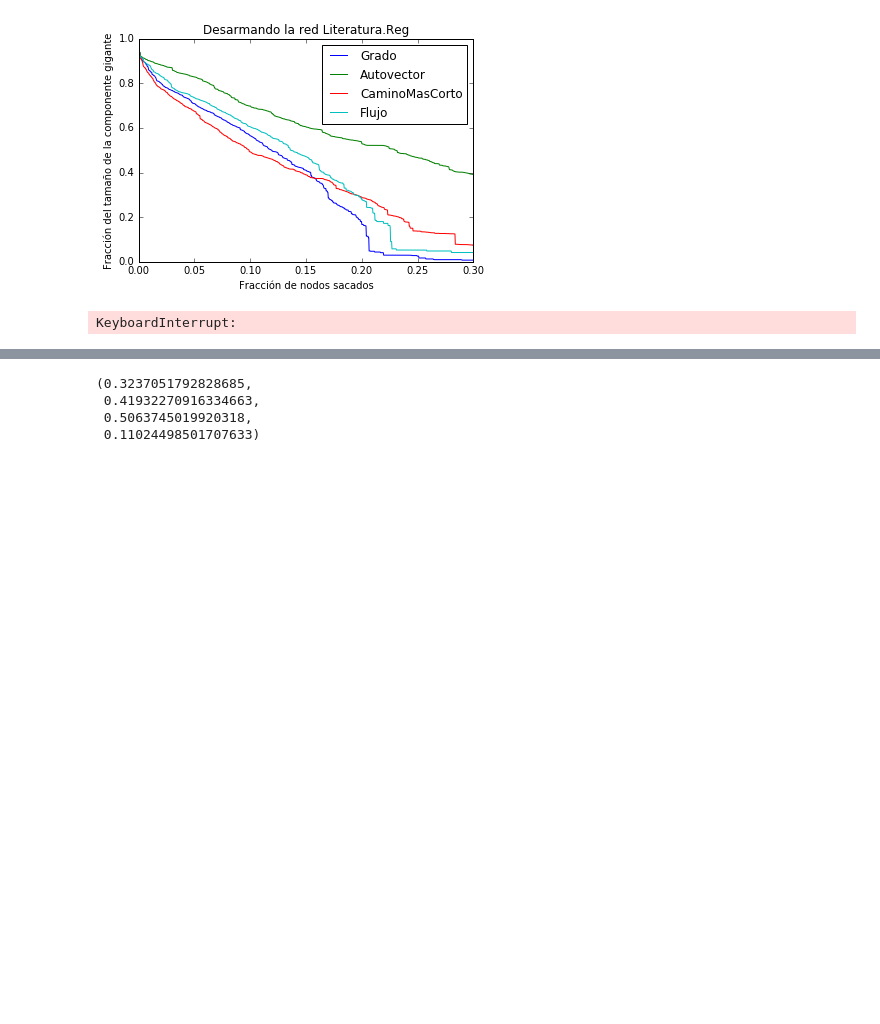
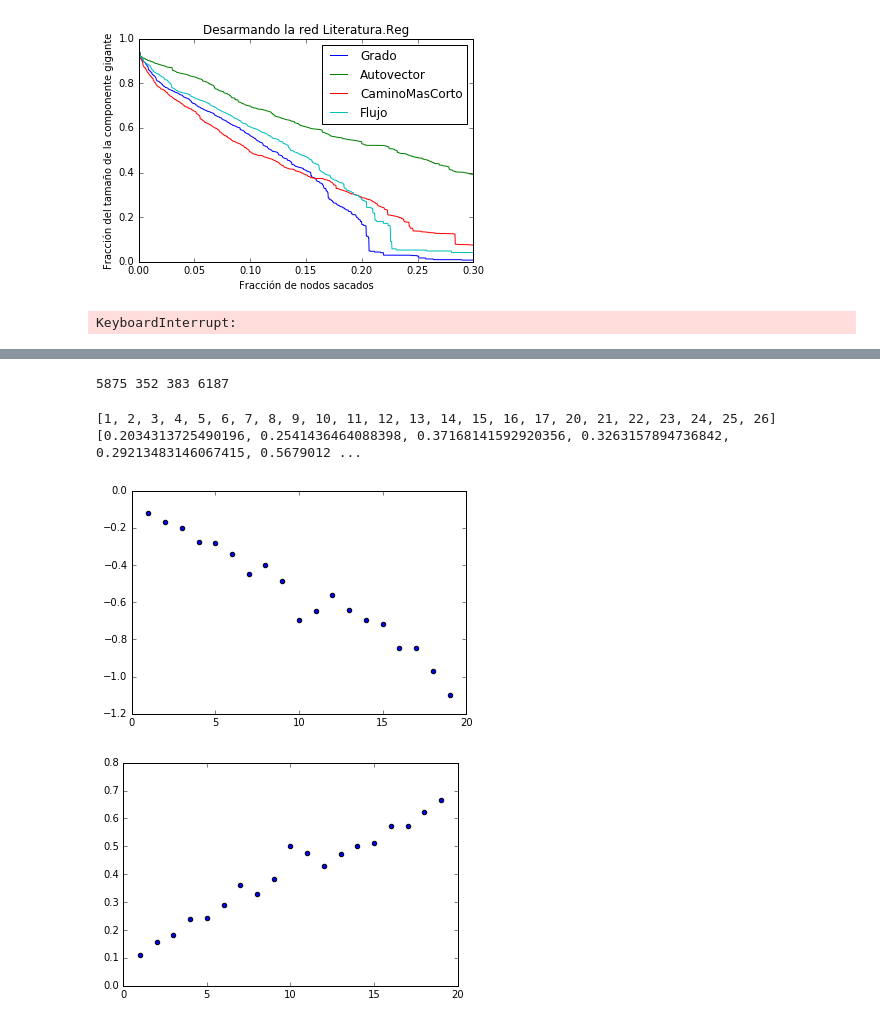
Before and after one commit to vms10/tp2, a Jupyter notebook: tp2.ipynb, the cells around one changed output, grey strips where cells are left out. Cells and saved outputs as stored; diff of their text form; code cells hidden in the pictures; blank space fills up the shorter version.

```diff
--- a/tp2.ipynb
+++ b/tp2.ipynb
@@ -560,0 +561,6 @@ def SacandoEsenciales_NoEsRandom(Grafo,Lista,iteraciones):
+# %%
+F=nx.adjacency_matrix(G)
+
+for i in F[0][0]:
+    print(i)
+    print("hola")
@@ -561,7 +658,48 @@ def SacandoEsenciales_NoEsRandom(Grafo,Lista,iteraciones):
+# %%
+print(NumeroParesIguales_G,NumeroParesIguales_G1,NumeroParesIguales_G2,NumeroParesIguales_G3)
+# %% [output]
+5875 352 383 6187
+# %%
+def Grado_Esencialidad(Grafo,Lista,cota):
+    k_esencialidad=[]
+    k=[]
+    for i in Grafo.nodes():
+        m=i in Lista
+        n=Grafo.degree(i)
+        k_esencialidad.append([n,m])
+        k.append(n)
+    K=list(set(k))
+    A=[]
+    B=[]
+    for i in K:
+        a=0
+        b=0
+        for j in k_esencialidad:
+            if j[0]==i:
+                b+=1
+                if j[1]==True:
+                    a+=1
+        if b>=cota:
+            A.append(a/b)
+            B.append(i)
+    return k_esencialidad, A,B
 # %%
-SacandoEsenciales_NoEsRandom(G,Esencialidad,10)
+F=Grado_Esencialidad(G,Esencialidad)
-# %% [output]
-(0.3237051792828685,
- 0.41932270916334663,
- 0.5063745019920318,
- 0.11024498501707633)
+# %%
+print(F[2],F[1])
+# %% [output]
+[1, 2, 3, 4, 5, 6, 7, 8, 9, 10, 11, 12, 13, 14, 15, 16, 17, 20, 21, 22, 23, 24, 25, 26] [0.2034313725490196, 0.2541436464088398, 0.37168141592920356, 0.3263157894736842, 0.29213483146067415, 0.5679012 ...
+# %%
+F=Grado_Esencialidad(G3,Esencialidad,30)
+K=[]
+b=60
+for i in F[1][:b]:
+    K.append(np.log(1-i))
+plt.scatter(F[2][:b],K)
+plt.show()
+
+plt.scatter(F[2],F[1])
+plt.show()
+# %% [output]
+[figure, added]
+[figure, added]
```
Also changed, not shown: parts of 8 cells of this notebook.
